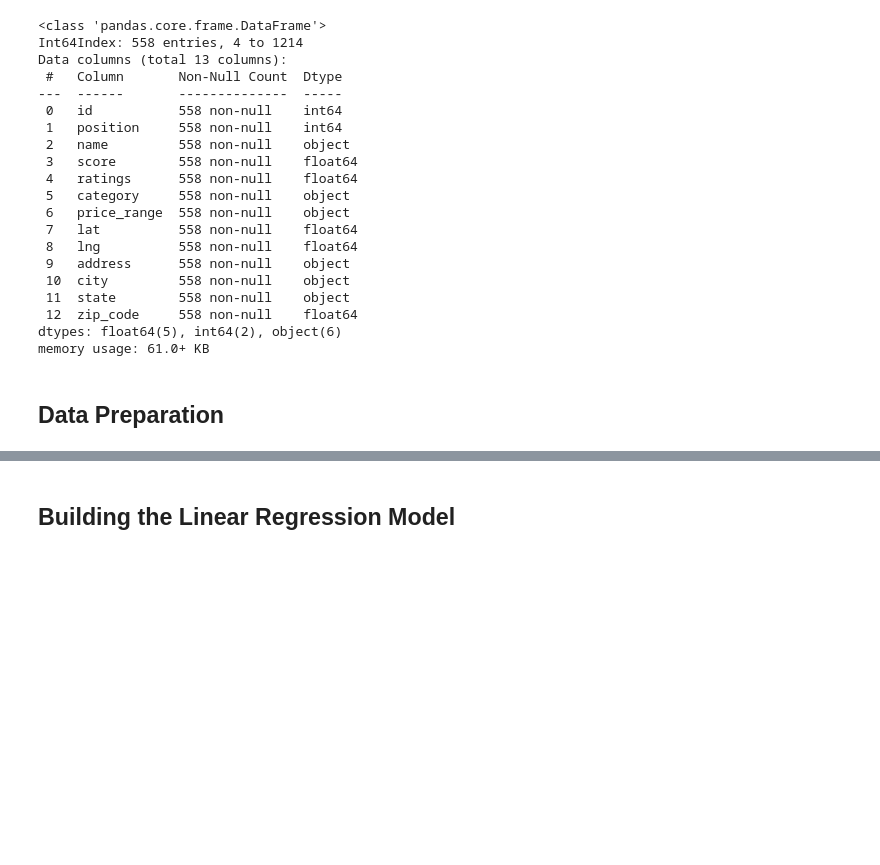
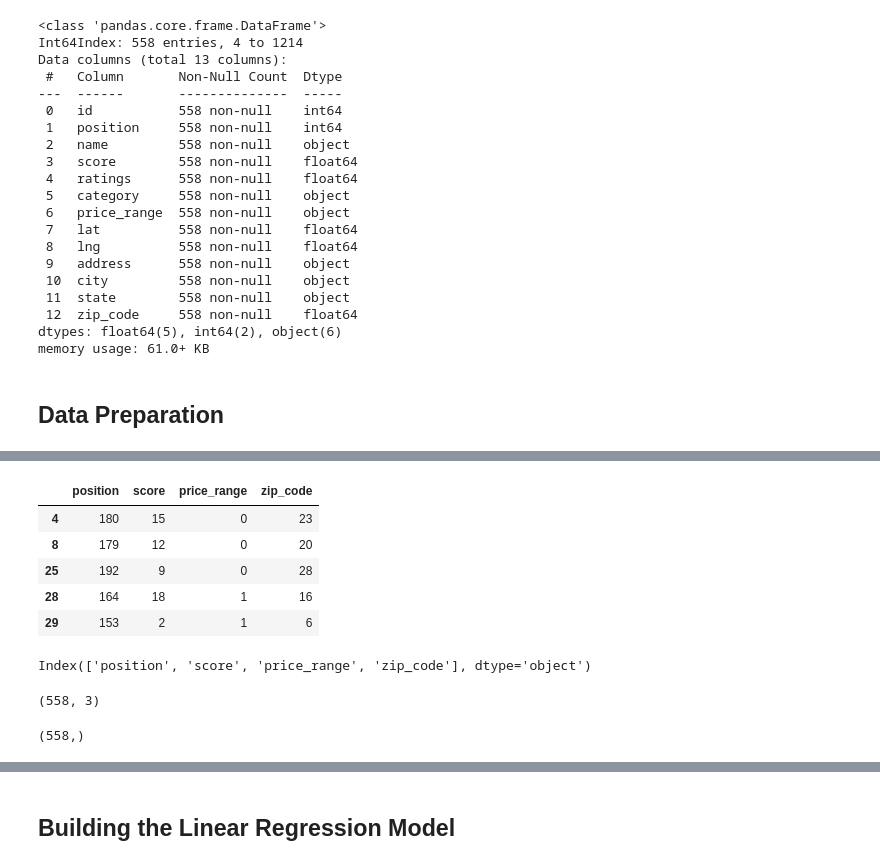
Before and after one commit to vmueller13/Project4_SanAntonioRestaurants, a Jupyter notebook: Restaurants_SanAntonio(after_cleaning).ipynb, the cells around one changed output, grey strips where cells are left out. Cells and saved outputs as stored; diff of their text form; code cells hidden in the pictures; blank space fills up the shorter version.

```diff
--- a/Restaurants_SanAntonio(after_cleaning).ipynb
+++ b/Restaurants_SanAntonio(after_cleaning).ipynb
@@ -137,0 +216,20 @@ clean_copy['price_range'] = clean_copy['price_range'].replace('$$$$', '4')
+# %%
+#use LabelEncoder to create categorical variables for training and testing
+
+T = LabelEncoder()
+clean_copy['position'] = T.fit_transform(clean_copy['position'])
+clean_copy['price_range'] = T.fit_transform(clean_copy['price_range'])
+clean_copy['zip_code'] = T.fit_transform(clean_copy['zip_code'])
+clean_copy['score'] = T.fit_transform(clean_copy['score'])
+clean_copy.head()
+# %% [output]
+|  | position | score | price_range | zip_code |
+| 4 | 180 | 15 | 0 | 23 |
+| 8 | 179 | 12 | 0 | 20 |
+| 25 | 192 | 9 | 0 | 28 |
+| 28 | 164 | 18 | 1 | 16 |
+| 29 | 153 | 2 | 1 | 6 |
+# %%
+clean_copy.columns
+# %% [output]
+Index(['position', 'score', 'price_range', 'zip_code'], dtype='object')
@@ -137,0 +240,10 @@ clean_copy['price_range'] = clean_copy['price_range'].replace('$$$$', '4')
+# %%
+# Reformat data of the independent variable X as a single-column array
+X.shape
+# %% [output]
+(558, 3)
+# %%
+# Reformat data of the independent variable y as a single-column array
+y.shape
+# %% [output]
+(558,)
```
Also changed, not shown: parts of 30 cells of this notebook.
